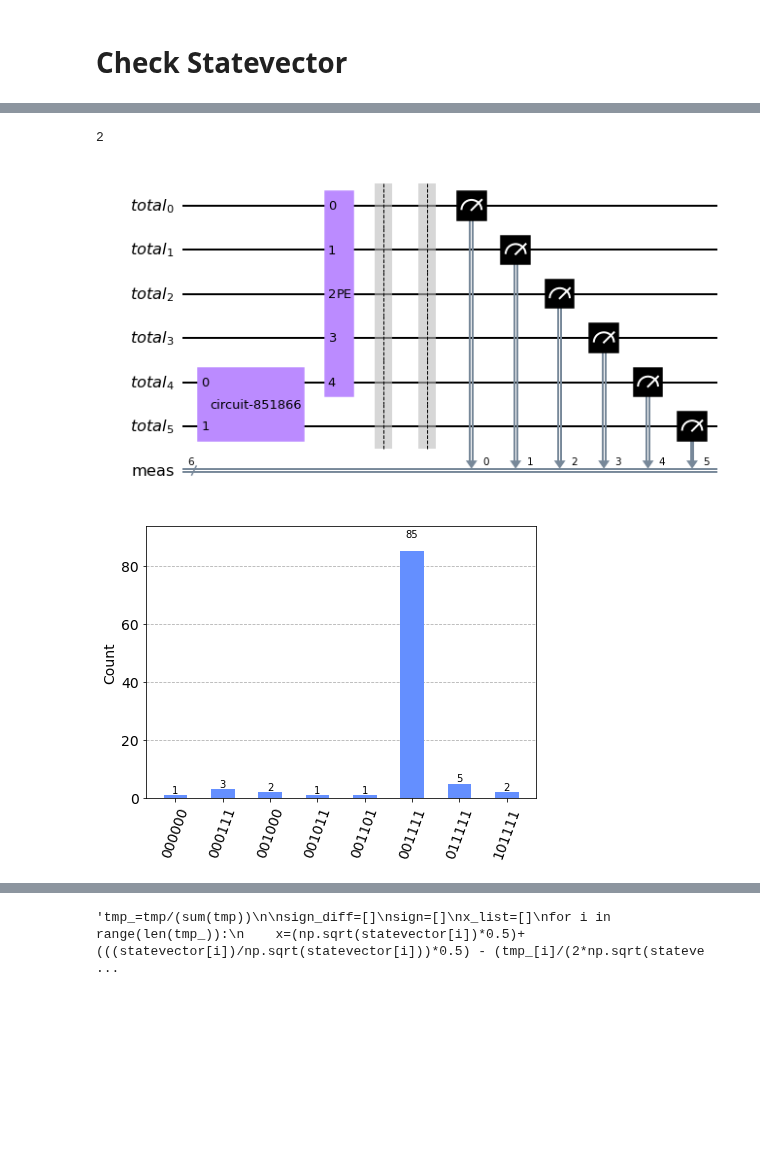
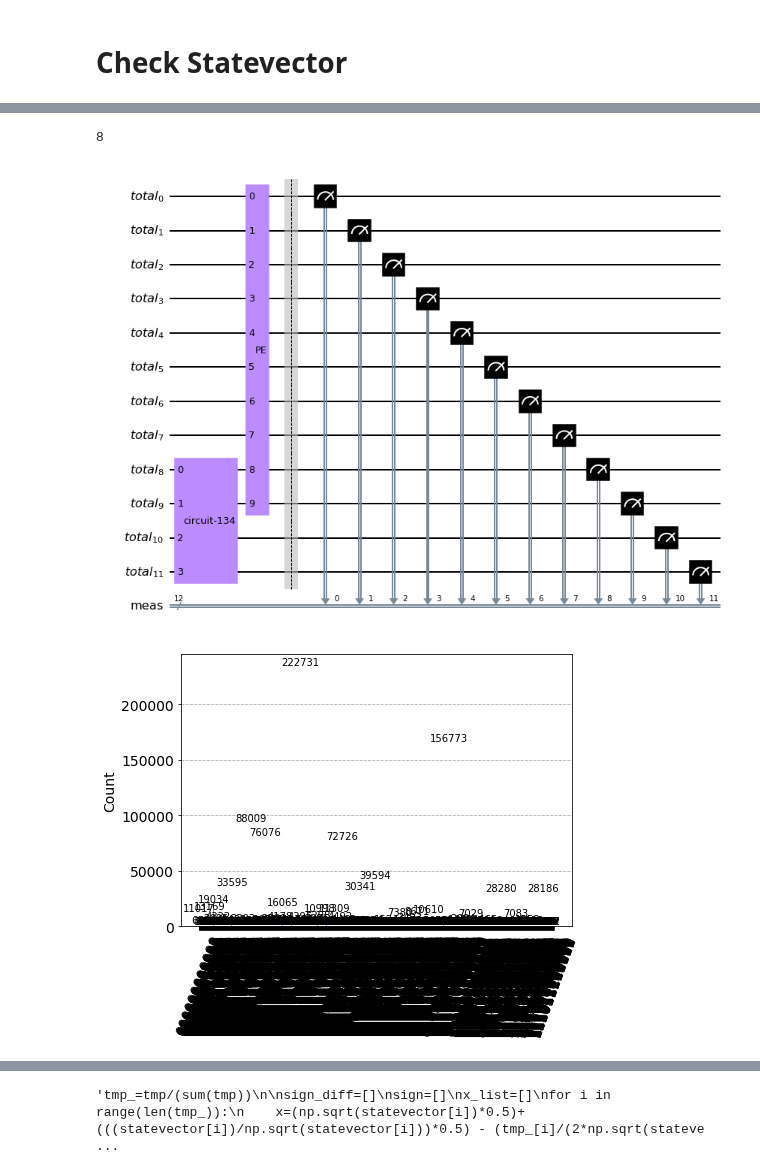
Before and after one commit to PolnareffPark/QuPCA, a Jupyter notebook: new_tomography.ipynb, the cells around one changed output, grey strips where cells are left out. Saved outputs shown, nothing was run; the diff lists cells and outputs as text; code cells hidden in the pictures; blank space fills up the shorter version.

```diff
--- a/new_tomography.ipynb
+++ b/new_tomography.ipynb
@@ -43,0 +47,2 @@ print(input_probabilities)
+# %%
+example_matrix=generate_matrix(matrix_dimension=3,replicate_paper=False,seed=19)
@@ -188,6 +267,6 @@ job.result().get_counts()
 # %%
 #Unitary for PE
-resolution = 4
+resolution = 8
 unitary_backend = Aer.get_backend("unitary_simulator")
 u_circuit = NumPyMatrix(example_matrix1, evolution_time=2*np.pi)
 unitary_job = unitary_backend.run(transpile(u_circuit, backend=unitary_backend))
@@ -238,29 +323,29 @@ sim_statevector=attach_bitstrings(statevector)
 # %%
 int(np.log2(len(sim_statevector))-4)
 # %% [output]
-2
+8
 # %%
 tot_qubit = resolution+len(example_matrix1)
 #print(tot_qubit)
 qr_total = QuantumRegister(tot_qubit, 'total')
 
 total_circuit = QuantumCircuit(qr_total, name='matrix')
 
 total_circuit.append(matrix_circuit.to_gate(), qr_total[resolution:])
 total_circuit.append(pe.to_gate(), qr_total[0:pe.num_qubits])
-total_circuit.barrier()
+#total_circuit.barrier()
 total_circuit.measure_all()
 total_circuit.draw("mpl")
 # %% [output]
-[figure, old version]
+[figure, new version]
 # %%
-n_shots=100
+n_shots=1000000
 backend_total = Aer.get_backend("qasm_simulator")
 job = backend_total.run(transpile(total_circuit, backend=backend_total), shots=n_shots)
 counts = job.result().get_counts()
 plot_histogram(counts)
 # %% [output]
-[figure, old version]
+[figure, new version]
 # %%
 for i in counts:
     counts[i]/=n_shots
```
Also changed, not shown: parts of 35 cells of this notebook, 58 other files.
